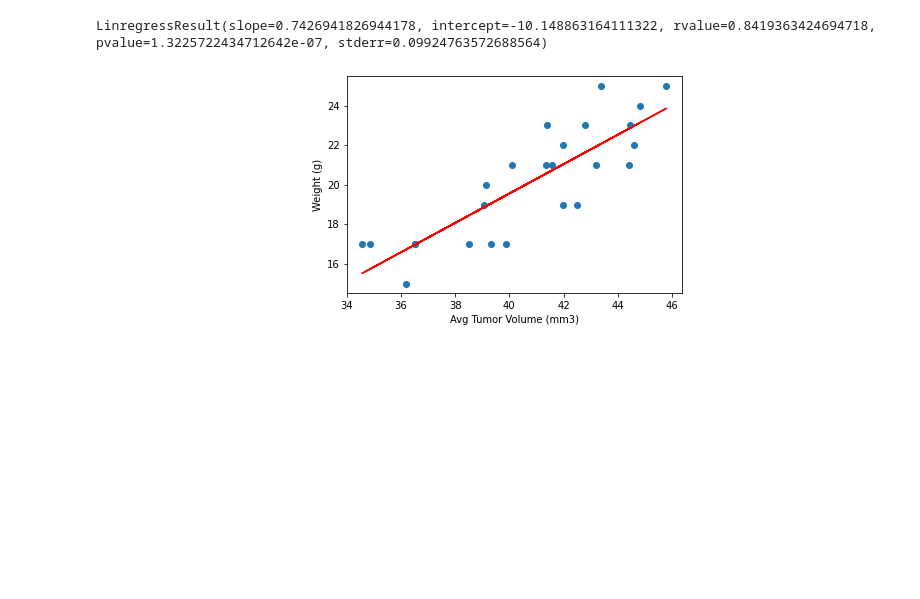
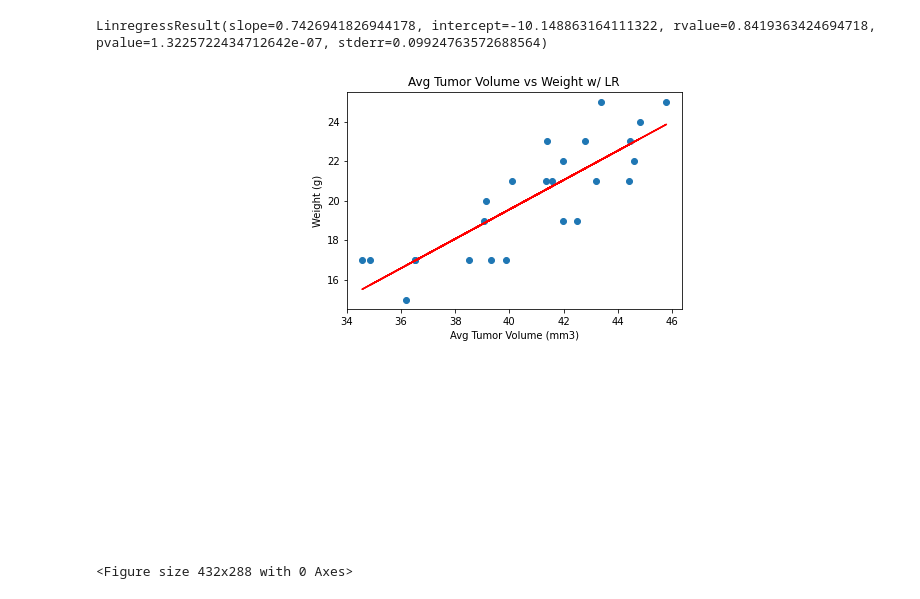
Before and after one commit to nicpie-bit/Mouse-Tumor-Analysis-Matplotlib, a Jupyter notebook: PowerOfPlots/pymaceuticals_starter.ipynb, the cells around one changed output. Saved outputs shown, nothing was run; the diff lists cells and outputs as text; code cells hidden in the pictures; blank space fills up the shorter version.

```diff
--- a/PowerOfPlots/pymaceuticals_starter.ipynb
+++ b/PowerOfPlots/pymaceuticals_starter.ipynb
@@ -395,15 +483,17 @@ LinregressResult(slope=0.7426941826944178, intercept=-10.148863164111322, rvalue
 # %%
 #linear regreesion model
 (slope, intercept, rvalue, pvalue, stderr) = st.linregress(vol, weight)
 regress_values = vol * slope + intercept
 line_eq = "y = " + str(round(slope,2)) + "x + " + str(round(intercept,2))
 plt.scatter(vol,weight)
 plt.plot(vol,regress_values,"r-")
-plt.annotate(line_eq,(25,3),fontsize=15,color="red")
+plt.annotate(line_eq,(25,3),fontsize=15,color="black")
+plt.title("Avg Tumor Volume vs Weight w/ LR")
 plt.xlabel('Avg Tumor Volume (mm3)')
 plt.ylabel('Weight (g)')
 plt.show()
 
-plt.savefig("Images/lin_r.png")
+plt.savefig("Images/lin_reg_avgvol_vs_weight.png")
 # %% [output]
-[figure, old version]
+[figure, new version]
+<Figure size 432x288 with 0 Axes>
```
Also changed, not shown: parts of 6 cells of this notebook.
